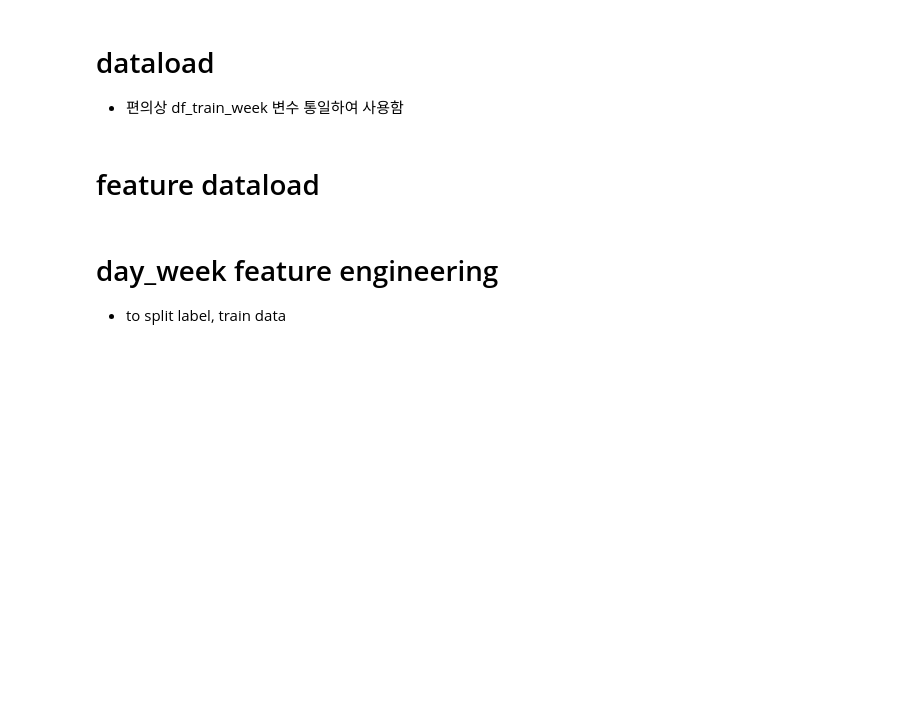
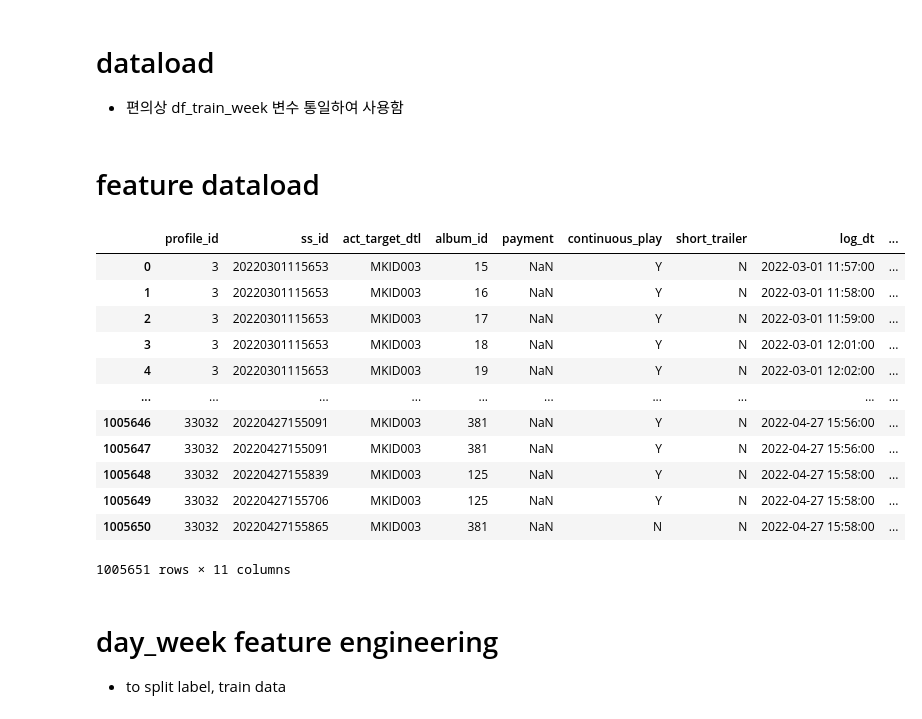
Before and after one commit to jinsuc28/lg-children-country-recommend, a Jupyter notebook: EDA/KHYJ/10-LGBM.ipynb, the cells around one changed output. Drawn from its saved outputs; the diff is of its cells as text; code cells hidden in the pictures; blank space fills up the shorter version.

```diff
--- a/EDA/KHYJ/10-LGBM.ipynb
+++ b/EDA/KHYJ/10-LGBM.ipynb
@@ -57,7 +58,7 @@ df_train_week = df_history.copy()
 watch_df, buy_df, search_df, meta_df, profile_df = feature_dataload(path)
 # %%
 # feature engineering
-# df_train_week = history_feature_engineering(df_train_week)
+df_train_week = history_feature_engineering(df_train_week)
 
 # short_con_freq_feature = df_train_week[["album_id","short_trailer","continuous_play","album_viewcount_freq"]]
 
@@ -70,9 +71,26 @@ searched_df_feature = searched_feature_engineering(df_train_week, search_df)
 
 meta_df_feature = meta_feature_engineering(meta_df)
 meta_df_feature = meta_df_feature.drop(columns="sub_title").drop_duplicates()
+meta_df_feature2 = fav_cast(df_history, meta_df)
 
 profile_df_feature = profile_feature_engineering(profile_df)
 profile_df_feature = profile_df_feature[["profile_id","sex","age","age_bin"]]
+# %%
+searched_df_feature
+# %% [output]
+|  | profile_id | ss_id | act_target_dtl | album_id | payment | continuous_play | short_trailer | log_dt | ... |
+| 0 | 3 | 20220301115653 | MKID003 | 15 | NaN | Y | N | 2022-03-01 11:57:00 | ... |
+| 1 | 3 | 20220301115653 | MKID003 | 16 | NaN | Y | N | 2022-03-01 11:58:00 | ... |
+| 2 | 3 | 20220301115653 | MKID003 | 17 | NaN | Y | N | 2022-03-01 11:59:00 | ... |
+| 3 | 3 | 20220301115653 | MKID003 | 18 | NaN | Y | N | 2022-03-01 12:01:00 | ... |
+| 4 | 3 | 20220301115653 | MKID003 | 19 | NaN | Y | N | 2022-03-01 12:02:00 | ... |
+| ... | ... | ... | ... | ... | ... | ... | ... | ... | ... |
+| 1005646 | 33032 | 20220427155091 | MKID003 | 381 | NaN | Y | N | 2022-04-27 15:56:00 | ... |
+| 1005647 | 33032 | 20220427155091 | MKID003 | 381 | NaN | Y | N | 2022-04-27 15:56:00 | ... |
+| 1005648 | 33032 | 20220427155839 | MKID003 | 125 | NaN | Y | N | 2022-04-27 15:58:00 | ... |
+| 1005649 | 33032 | 20220427155706 | MKID003 | 125 | NaN | Y | N | 2022-04-27 15:58:00 | ... |
+| 1005650 | 33032 | 20220427155865 | MKID003 | 381 | NaN | N | N | 2022-04-27 15:58:00 | ... |
+1005651 rows × 11 columns
 # %% [markdown]
 # day_week feature engineering
 - to split label, train data
```
Also changed, not shown: parts of 18 cells of this notebook, 2 other files.
